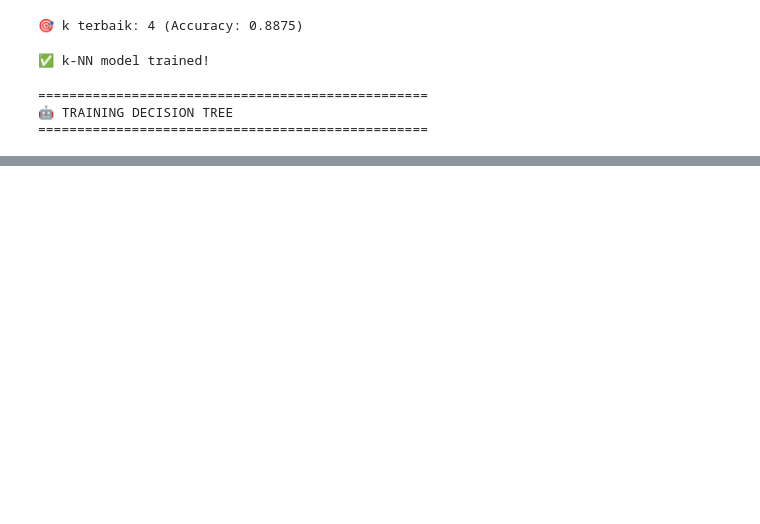
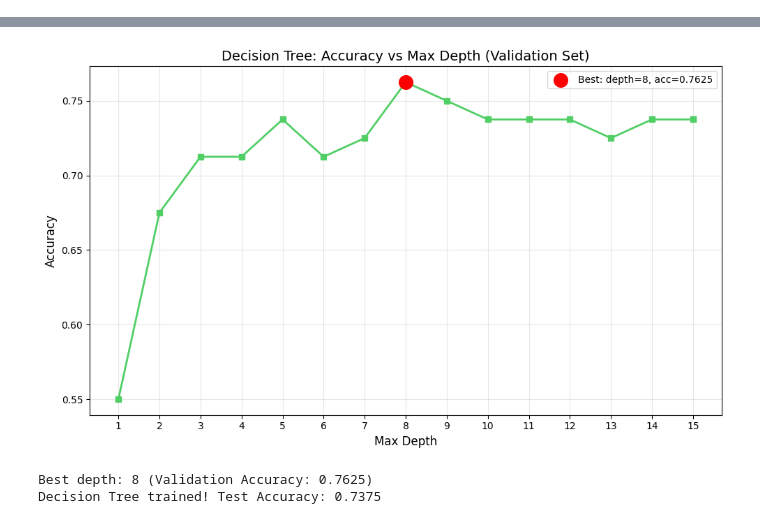
Before and after one commit to liamsimp1/Tubes-AI, a Jupyter notebook: model_training.ipynb, the cells around one changed output, grey strips where cells are left out. Cells and saved outputs as stored; diff of their text form; code cells hidden in the pictures; blank space fills up the shorter version.

```diff
--- a/model_training.ipynb
+++ b/model_training.ipynb
@@ -133,34 +210,57 @@ plt.show()
-# %%
-# Pilih k terbaik
-best_k = k_values[np.argmax(accuracies)]
-print(f"\n🎯 k terbaik: {best_k} (Accuracy: {max(accuracies):.4f})")
-# %% [output]
-🎯 k terbaik: 4 (Accuracy: 0.8875)
-# %%
-# Train model dengan k terbaik
-knn_model = KNeighborsClassifier(n_neighbors=best_k, metric='cosine')
-knn_model.fit(X_train, y_train)
-print("✅ k-NN model trained!")
-# %% [output]
-✅ k-NN model trained!
-# %%
-print("\n" + "="*50)
-print("🤖 TRAINING DECISION TREE")
-print("="*50)
-# %% [output]
-==================================================
-🤖 TRAINING DECISION TREE
-==================================================
 # %%
+print("\n" + "="*50)
+print("TRAINING DECISION TREE")
+print("="*50)
 # Cari depth optimal
-depths = range(1, 21)
+depths = range(1, 16)
 dt_accuracies = []
 
 for depth in depths:
-    dt_temp = DecisionTreeClassifier(max_depth=depth, random_state=42)
+    dt_temp = DecisionTreeClassifier(
+        max_depth=depth,
+        min_samples_split=5,
+        min_samples_leaf=2,
+        random_state=42
+    )
     dt_temp.fit(X_train, y_train)
-    y_pred_temp = dt_temp.predict(X_test)
-    acc = accuracy_score(y_test, y_pred_temp)
+    y_pred_val = dt_temp.predict(X_val)
+    acc = accuracy_score(y_val, y_pred_val)
     dt_accuracies.append(acc)
-    print(f"   Depth={depth:2d} → Accuracy: {acc:.4f}")
+    print(f"   depth={depth:2d} → Val Accuracy: {acc:.4f}")
+
+# Plot akurasi vs depth
+plt.figure(figsize=(10, 6))
+plt.plot(depths, dt_accuracies, marker='s', linewidth=2, color='#51cf66')
+plt.xlabel('Max Depth', fontsize=12)
+plt.ylabel('Accuracy', fontsize=12)
+plt.title('Decision Tree: Accuracy vs Max Depth (Validation Set)', fontsize=14)
+plt.grid(True, alpha=0.3)
+plt.xticks(depths)
+
+best_depth_idx = np.argmax(dt_accuracies)
+best_depth = depths[best_depth_idx]
+best_dt_acc_val = dt_accuracies[best_depth_idx]
+
+plt.scatter(best_depth, best_dt_acc_val, color='red', s=200,
+            zorder=5, label=f'Best: depth={best_depth}, acc={best_dt_acc_val:.4f}')
+plt.legend()
+plt.tight_layout()
+plt.savefig('visualisasi/dt_accuracy_vs_depth.png', dpi=300, bbox_inches='tight')
+plt.show()
+
+print(f"\nBest depth: {best_depth} (Validation Accuracy: {best_dt_acc_val:.4f})")
+
+# Train final model dengan depth optimal
+dt_model = DecisionTreeClassifier(
+    max_depth=best_depth,
+    min_samples_split=5,
+    min_samples_leaf=2,
+    random_state=42
+)
+dt_model.fit(X_train, y_train)
+
+# Evaluate di test set
+y_pred_dt_test = dt_model.predict(X_test)
+dt_test_acc = accuracy_score(y_test, y_pred_dt_test)
+print(f"Decision Tree trained! Test Accuracy: {dt_test_acc:.4f}")
 # %% [output]
@@ -186,0 +285,3 @@ for depth in depths:
+[figure, added]
+Best depth: 8 (Validation Accuracy: 0.7625)
+Decision Tree trained! Test Accuracy: 0.7375
```
Also changed, not shown: parts of 22 cells of this notebook, 25 other files.
